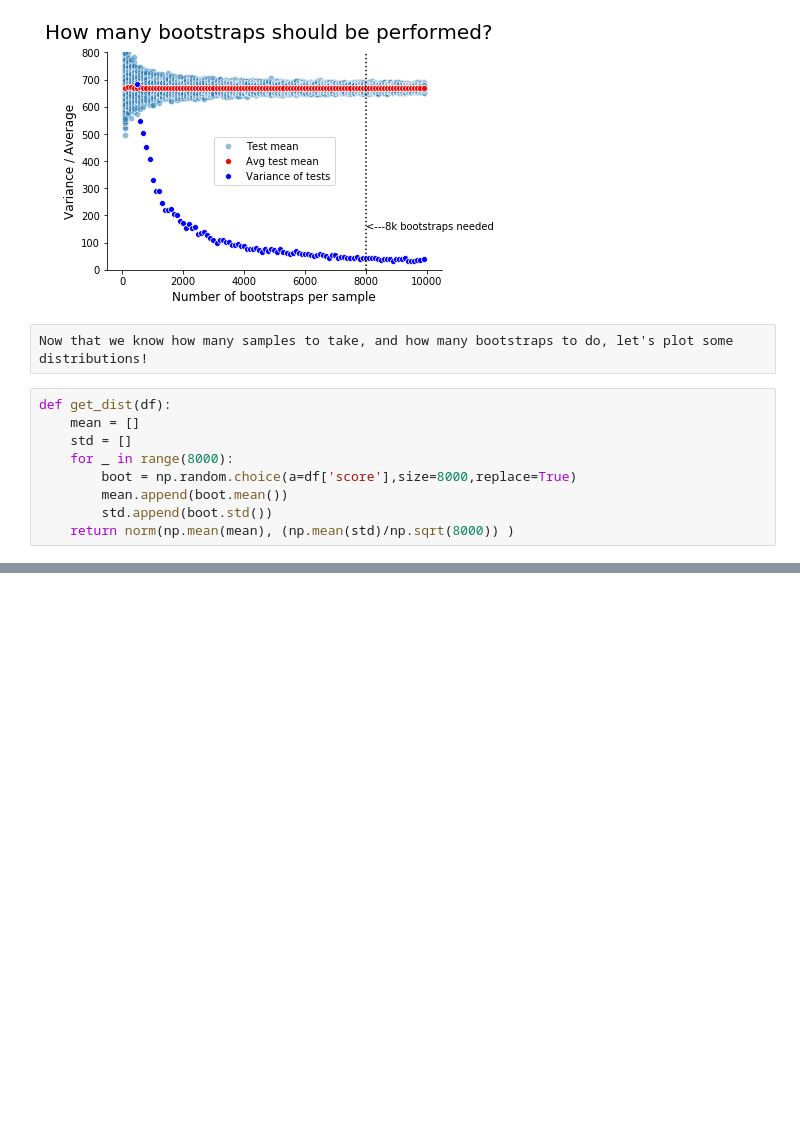
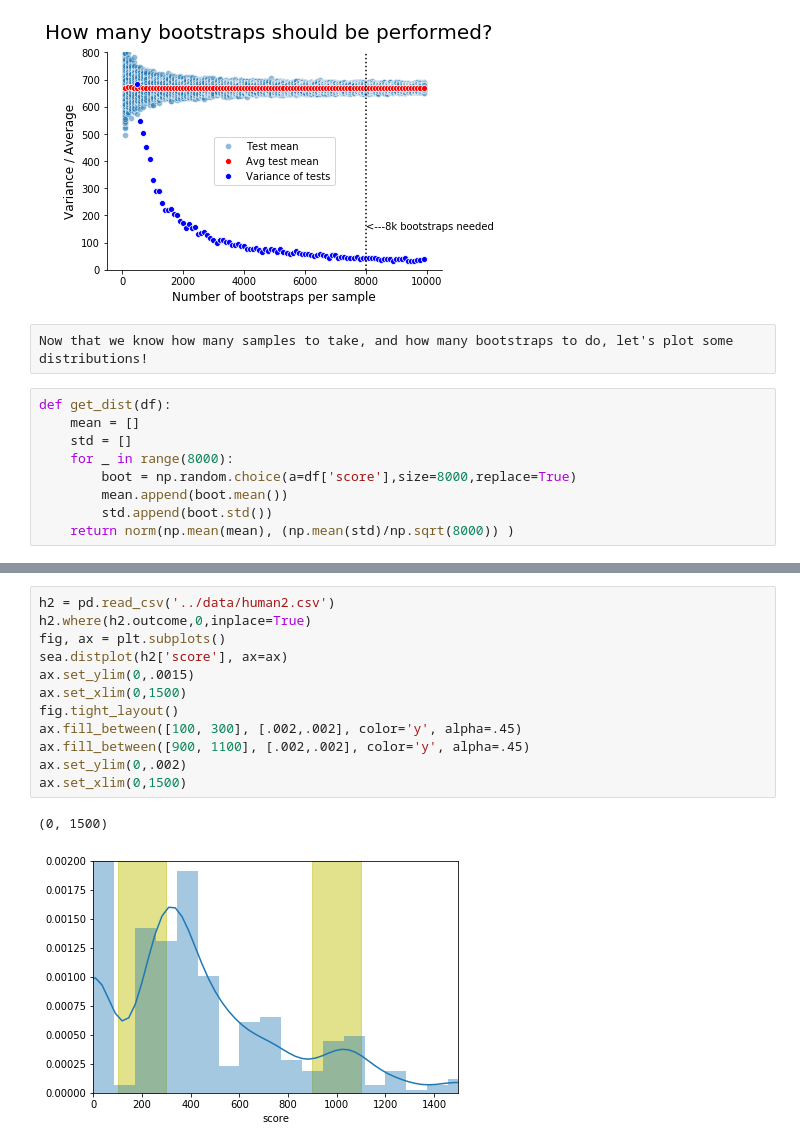
Before and after one commit to gavinraym/Boxcar, a Jupyter notebook: eda/EDA.ipynb, the cells around one changed output, grey strips where cells are left out. Cells and saved outputs as stored; diff of their text form; blank space fills up the shorter version.

```diff
--- a/eda/EDA.ipynb
+++ b/eda/EDA.ipynb
@@ -127,0 +159,15 @@ fig.suptitle('Distributions of VPs', fontsize=20)
+# %%
+h2 = pd.read_csv('../data/human2.csv')
+h2.where(h2.outcome,0,inplace=True)
+fig, ax = plt.subplots()
+sea.distplot(h2['score'], ax=ax)
+ax.set_ylim(0,.0015)
+ax.set_xlim(0,1500)
+fig.tight_layout()
+ax.fill_between([100, 300], [.002,.002], color='y', alpha=.45)
+ax.fill_between([900, 1100], [.002,.002], color='y', alpha=.45)
+ax.set_ylim(0,.002)
+ax.set_xlim(0,1500)
+# %% [output]
+(0, 1500)
+[figure, added]
```
Also changed, not shown: parts of 8 cells of this notebook, 8 other files.
